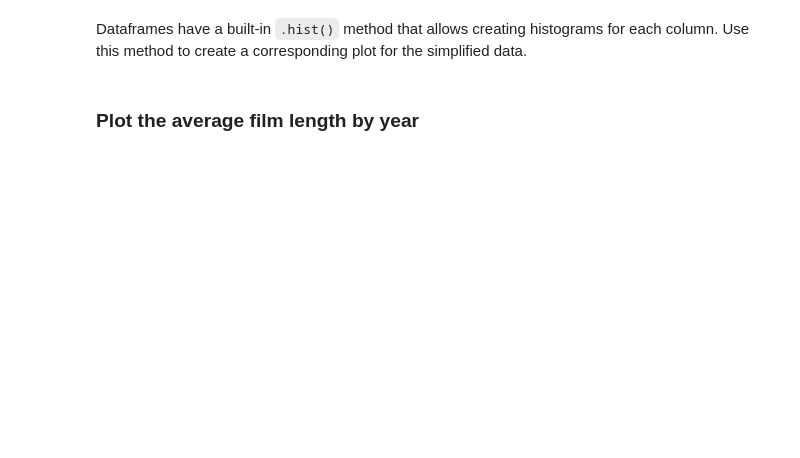
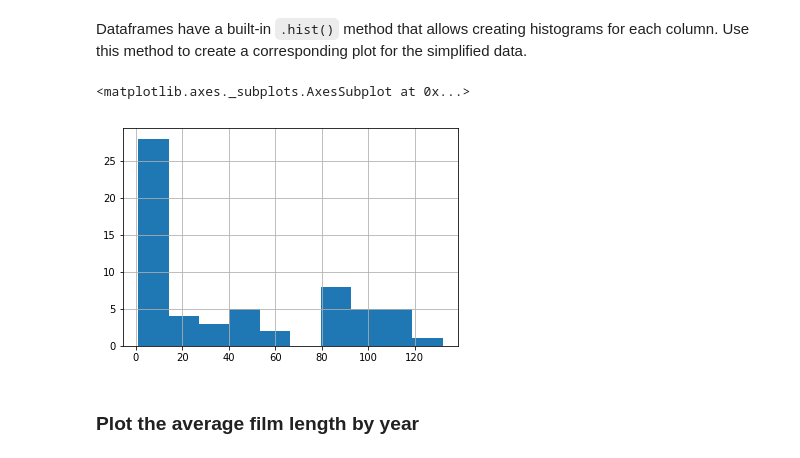
Before and after one commit to besednjaksimon/programiranje-1, a Jupyter notebook: 3-analiza-podatkov/vaje/pandas_101.ipynb, the cells around one changed output. Drawn from its saved outputs; the diff is of its cells as text; code cells hidden in the pictures; blank space fills up the shorter version.

```diff
--- a/3-analiza-podatkov/vaje/pandas_101.ipynb
+++ b/3-analiza-podatkov/vaje/pandas_101.ipynb
@@ -65,4 +240,9 @@ Create a bar plot of this data.
 # %% [markdown]
 Dataframes have a built-in `.hist()` method that allows creating histograms for each column. Use this method to create a corresponding plot for the simplified data.
+# %%
+filmi_rating.hist()
+# %% [output]
+<matplotlib.axes._subplots.AxesSubplot at 0x...>
+[figure, added]
 # %% [markdown]
 ### Plot the average film length by year
```
Also changed, not shown: parts of 16 cells of this notebook, 1 other file.
